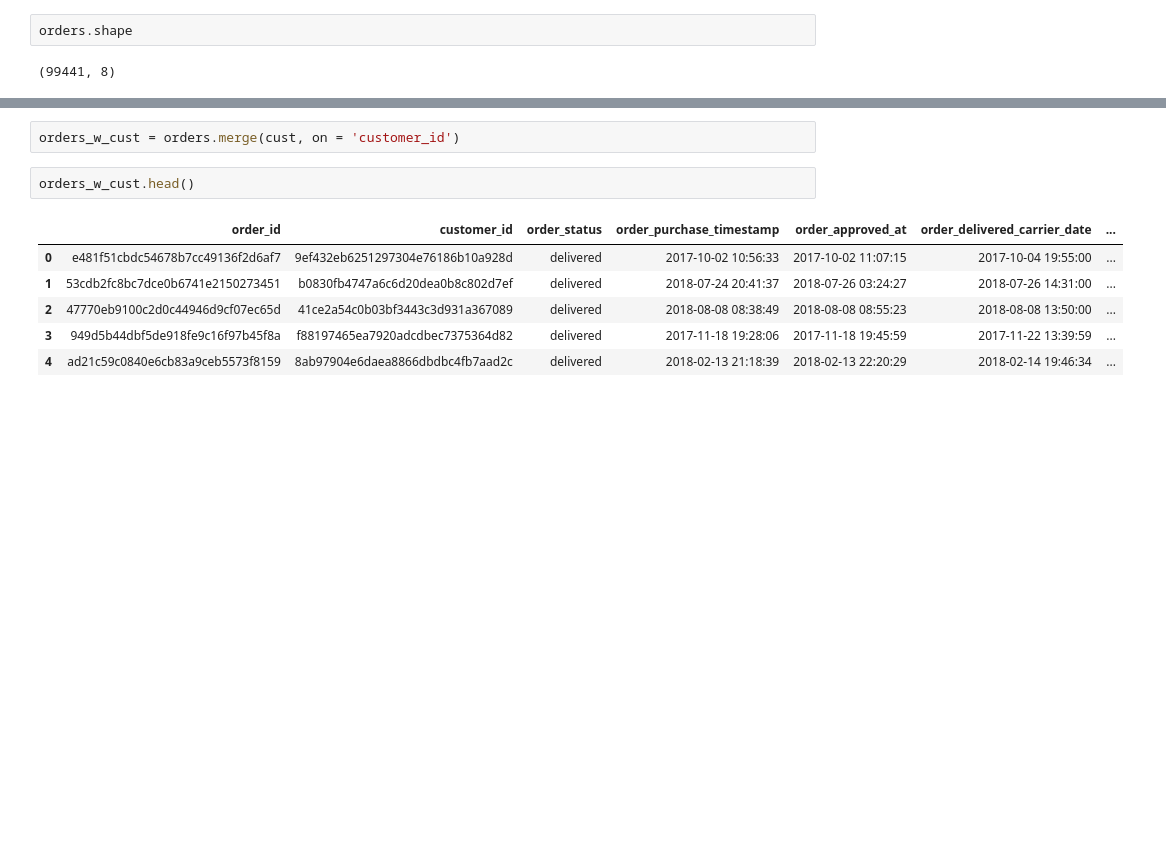
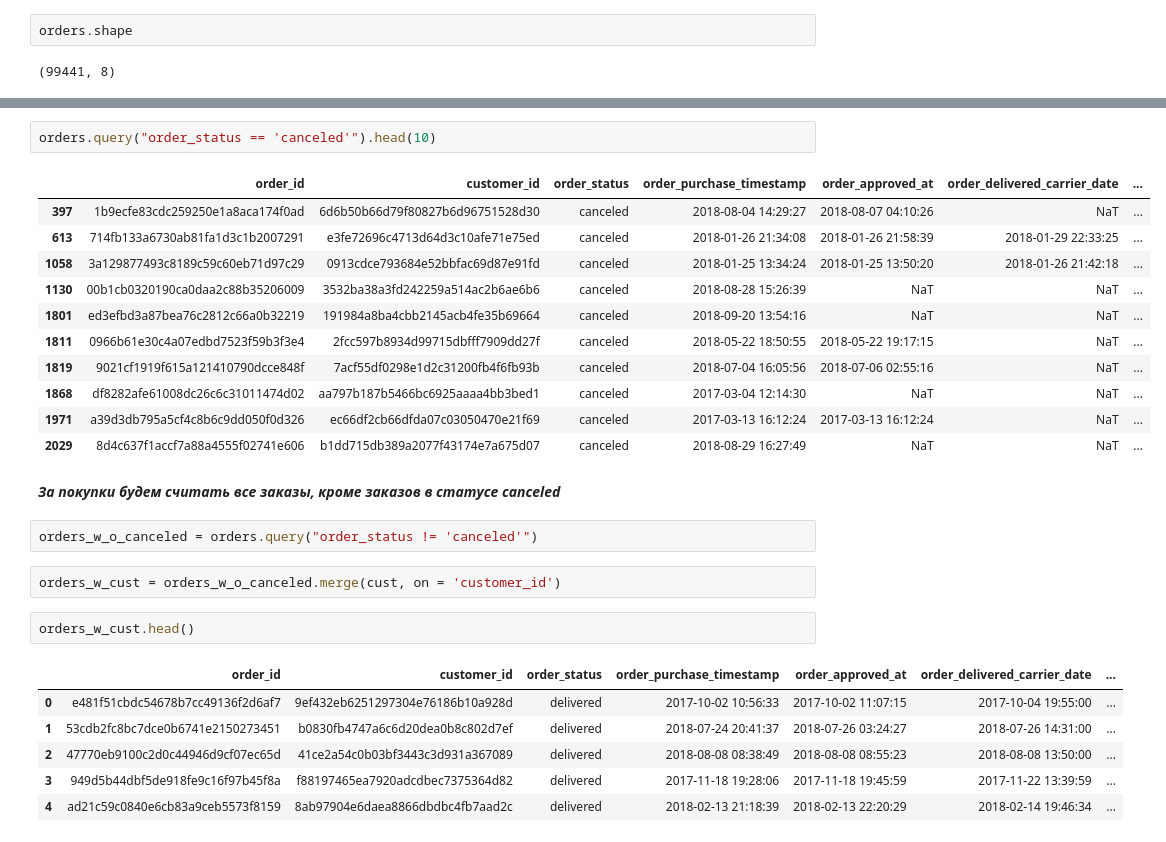
Before and after one commit to letssin/Carpov_Courses, a Jupyter notebook: 1st_project/my_first_project_notebook.ipynb, the cells around one changed output, grey strips where cells are left out. Saved outputs shown, nothing was run; the diff lists cells and outputs as text; blank space fills up the shorter version.

```diff
--- a/1st_project/my_first_project_notebook.ipynb
+++ b/1st_project/my_first_project_notebook.ipynb
@@ -68,5 +133,23 @@ orders.shape
+# %%
+orders.query("order_status == 'canceled'").head(10)
+# %% [output]
+|  | order_id | customer_id | order_status | order_purchase_timestamp | order_approved_at | order_delivered_carrier_date | ... |
+| 397 | 1b9ecfe83cdc259250e1a8aca174f0ad | 6d6b50b66d79f80827b6d96751528d30 | canceled | 2018-08-04 14:29:27 | 2018-08-07 04:10:26 | NaT | ... |
+| 613 | 714fb133a6730ab81fa1d3c1b2007291 | e3fe72696c4713d64d3c10afe71e75ed | canceled | 2018-01-26 21:34:08 | 2018-01-26 21:58:39 | 2018-01-29 22:33:25 | ... |
+| 1058 | 3a129877493c8189c59c60eb71d97c29 | 0913cdce793684e52bbfac69d87e91fd | canceled | 2018-01-25 13:34:24 | 2018-01-25 13:50:20 | 2018-01-26 21:42:18 | ... |
+| 1130 | 00b1cb0320190ca0daa2c88b35206009 | 3532ba38a3fd242259a514ac2b6ae6b6 | canceled | 2018-08-28 15:26:39 | NaT | NaT | ... |
+| 1801 | ed3efbd3a87bea76c2812c66a0b32219 | 191984a8ba4cbb2145acb4fe35b69664 | canceled | 2018-09-20 13:54:16 | NaT | NaT | ... |
+| 1811 | 0966b61e30c4a07edbd7523f59b3f3e4 | 2fcc597b8934d99715dbfff7909dd27f | canceled | 2018-05-22 18:50:55 | 2018-05-22 19:17:15 | NaT | ... |
+| 1819 | 9021cf1919f615a121410790dcce848f | 7acf55df0298e1d2c31200fb4f6fb93b | canceled | 2018-07-04 16:05:56 | 2018-07-06 02:55:16 | NaT | ... |
+| 1868 | df8282afe61008dc26c6c31011474d02 | aa797b187b5466bc6925aaaa4bb3bed1 | canceled | 2017-03-04 12:14:30 | NaT | NaT | ... |
+| 1971 | a39d3db795a5cf4c8b6c9dd050f0d326 | ec66df2cb66dfda07c03050470e21f69 | canceled | 2017-03-13 16:12:24 | 2017-03-13 16:12:24 | NaT | ... |
+| 2029 | 8d4c637f1accf7a88a4555f02741e606 | b1dd715db389a2077f43174e7a675d07 | canceled | 2018-08-29 16:27:49 | NaT | NaT | ... |
+# %% [markdown]
+<b> <i>За покупки будем считать все заказы, кроме заказов в статусе canceled</i></b>
+# %%
+orders_w_o_canceled = orders.query("order_status != 'canceled'")
 # %%
-orders_w_cust = orders.merge(cust, on = 'customer_id')
+orders_w_cust = orders_w_o_canceled.merge(cust, on = 'customer_id')
 # %%
 orders_w_cust.head()
 # %% [output]
```
Also changed, not shown: parts of 41 cells of this notebook.
